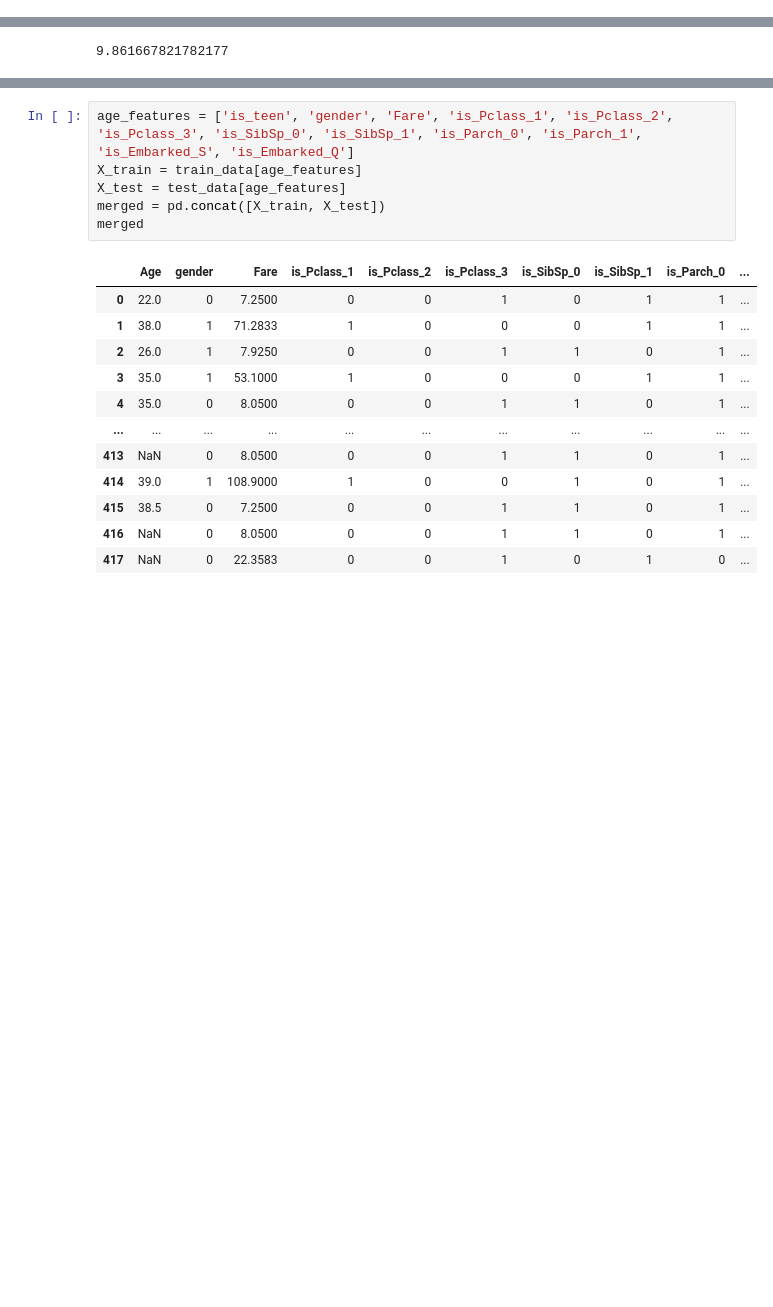
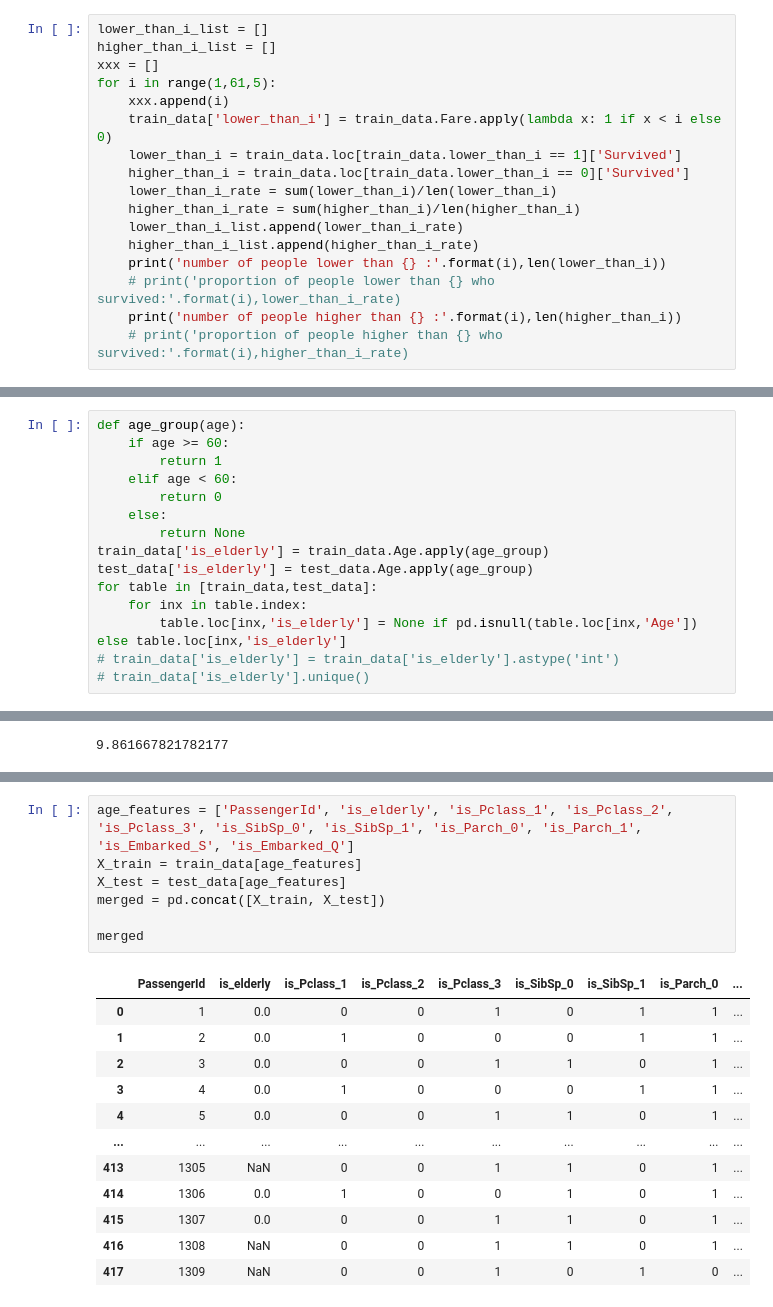
Before and after one commit to Desman107/kaggle, a Jupyter notebook: code/titanic/DataOverview.ipynb, the cells around one changed output, grey strips where cells are left out. Saved outputs shown, nothing was run; the diff lists cells and outputs as text; blank space fills up the shorter version.

```diff
--- a/code/titanic/DataOverview.ipynb
+++ b/code/titanic/DataOverview.ipynb
@@ -268,0 +317,17 @@ test_data['is_elderly'] = test_data.Age.apply(lambda x: 1 if x >= 50 else 0)
+# %%
+lower_than_i_list = []
+higher_than_i_list = []
+xxx = []
+for i in range(1,61,5):
+    xxx.append(i)
+    train_data['lower_than_i'] = train_data.Fare.apply(lambda x: 1 if x < i else 0)
+    lower_than_i = train_data.loc[train_data.lower_than_i == 1]['Survived']
+    higher_than_i = train_data.loc[train_data.lower_than_i == 0]['Survived']
+    lower_than_i_rate = sum(lower_than_i)/len(lower_than_i)
+    higher_than_i_rate = sum(higher_than_i)/len(higher_than_i)
+    lower_than_i_list.append(lower_than_i_rate)
+    higher_than_i_list.append(higher_than_i_rate)
+    print('number of people lower than {} :'.format(i),len(lower_than_i))
+    # print('proportion of people lower than {} who survived:'.format(i),lower_than_i_rate)
+    print('number of people higher than {} :'.format(i),len(higher_than_i))
+    # print('proportion of people higher than {} who survived:'.format(i),higher_than_i_rate)
@@ -269,3 +360,18 @@ test_data['is_elderly'] = test_data.Age.apply(lambda x: 1 if x >= 50 else 0)
+# %%
+def age_group(age):
+    if age >= 60:
+        return 1
+    elif age < 60:
+        return 0
+    else:
+        return None
+train_data['is_elderly'] = train_data.Age.apply(age_group)
+test_data['is_elderly'] = test_data.Age.apply(age_group)
+for table in [train_data,test_data]:
+    for inx in table.index:
+        table.loc[inx,'is_elderly'] = None if pd.isnull(table.loc[inx,'Age']) else table.loc[inx,'is_elderly']
+# train_data['is_elderly'] = train_data['is_elderly'].astype('int')
+# train_data['is_elderly'].unique()
 # %% [markdown]
 ## 由于要回归填补年龄，剩下的数量足够的变量也进行标签:kiss::fire::heart_eyes:
 # %%
@@ -315,21 +421,22 @@ is_Pclass_2                       0
 is_Parch_1                        0
 Name: 152, dtype: object
 # %%
-age_features = ['is_teen', 'gender', 'Fare', 'is_Pclass_1', 'is_Pclass_2', 'is_Pclass_3', 'is_SibSp_0', 'is_SibSp_1', 'is_Parch_0', 'is_Parch_1', 'is_Embarked_S', 'is_Embarked_Q']
+age_features = ['PassengerId', 'is_elderly', 'is_Pclass_1', 'is_Pclass_2', 'is_Pclass_3', 'is_SibSp_0', 'is_SibSp_1', 'is_Parch_0', 'is_Parch_1', 'is_Embarked_S', 'is_Embarked_Q']
 X_train = train_data[age_features]
 X_test = test_data[age_features]
 merged = pd.concat([X_train, X_test])
+
 merged
 # %% [output]
-|  | Age | gender | Fare | is_Pclass_1 | is_Pclass_2 | is_Pclass_3 | is_SibSp_0 | is_SibSp_1 | is_Parch_0 | ... |
-| 0 | 22.0 | 0 | 7.2500 | 0 | 0 | 1 | 0 | 1 | 1 | ... |
-| 1 | 38.0 | 1 | 71.2833 | 1 | 0 | 0 | 0 | 1 | 1 | ... |
-| 2 | 26.0 | 1 | 7.9250 | 0 | 0 | 1 | 1 | 0 | 1 | ... |
-| 3 | 35.0 | 1 | 53.1000 | 1 | 0 | 0 | 0 | 1 | 1 | ... |
-| 4 | 35.0 | 0 | 8.0500 | 0 | 0 | 1 | 1 | 0 | 1 | ... |
-| ... | ... | ... | ... | ... | ... | ... | ... | ... | ... | ... |
-| 413 | NaN | 0 | 8.0500 | 0 | 0 | 1 | 1 | 0 | 1 | ... |
-| 414 | 39.0 | 1 | 108.9000 | 1 | 0 | 0 | 1 | 0 | 1 | ... |
-| 415 | 38.5 | 0 | 7.2500 | 0 | 0 | 1 | 1 | 0 | 1 | ... |
-| 416 | NaN | 0 | 8.0500 | 0 | 0 | 1 | 1 | 0 | 1 | ... |
-| 417 | NaN | 0 | 22.3583 | 0 | 0 | 1 | 0 | 1 | 0 | ... |
+|  | PassengerId | is_elderly | is_Pclass_1 | is_Pclass_2 | is_Pclass_3 | is_SibSp_0 | is_SibSp_1 | is_Parch_0 | ... |
+| 0 | 1 | 0.0 | 0 | 0 | 1 | 0 | 1 | 1 | ... |
+| 1 | 2 | 0.0 | 1 | 0 | 0 | 0 | 1 | 1 | ... |
+| 2 | 3 | 0.0 | 0 | 0 | 1 | 1 | 0 | 1 | ... |
+| 3 | 4 | 0.0 | 1 | 0 | 0 | 0 | 1 | 1 | ... |
+| 4 | 5 | 0.0 | 0 | 0 | 1 | 1 | 0 | 1 | ... |
+| ... | ... | ... | ... | ... | ... | ... | ... | ... | ... |
+| 413 | 1305 | NaN | 0 | 0 | 1 | 1 | 0 | 1 | ... |
+| 414 | 1306 | 0.0 | 1 | 0 | 0 | 1 | 0 | 1 | ... |
+| 415 | 1307 | 0.0 | 0 | 0 | 1 | 1 | 0 | 1 | ... |
+| 416 | 1308 | NaN | 0 | 0 | 1 | 1 | 0 | 1 | ... |
+| 417 | 1309 | NaN | 0 | 0 | 1 | 0 | 1 | 0 | ... |
```
Also changed, not shown: parts of 26 cells of this notebook.
